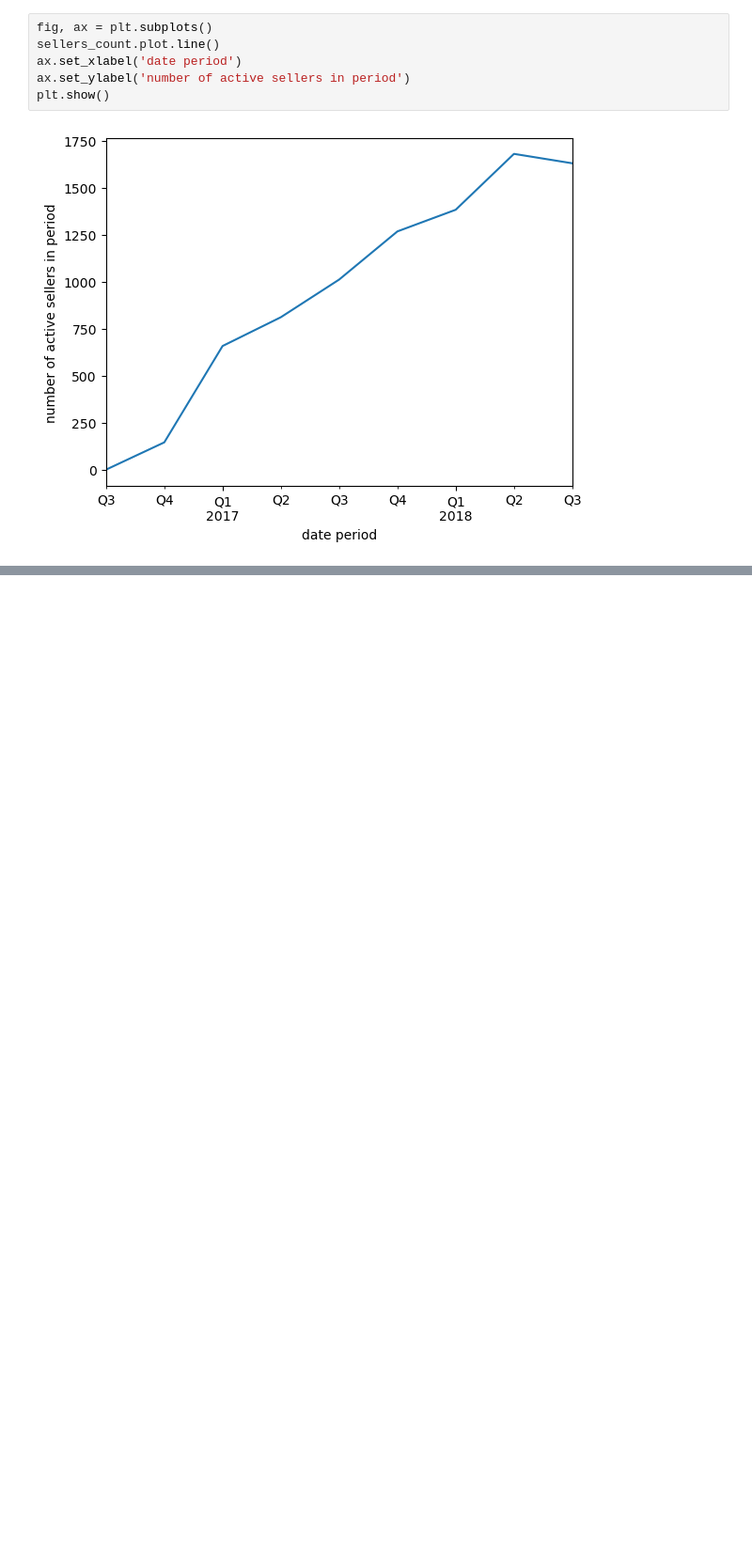
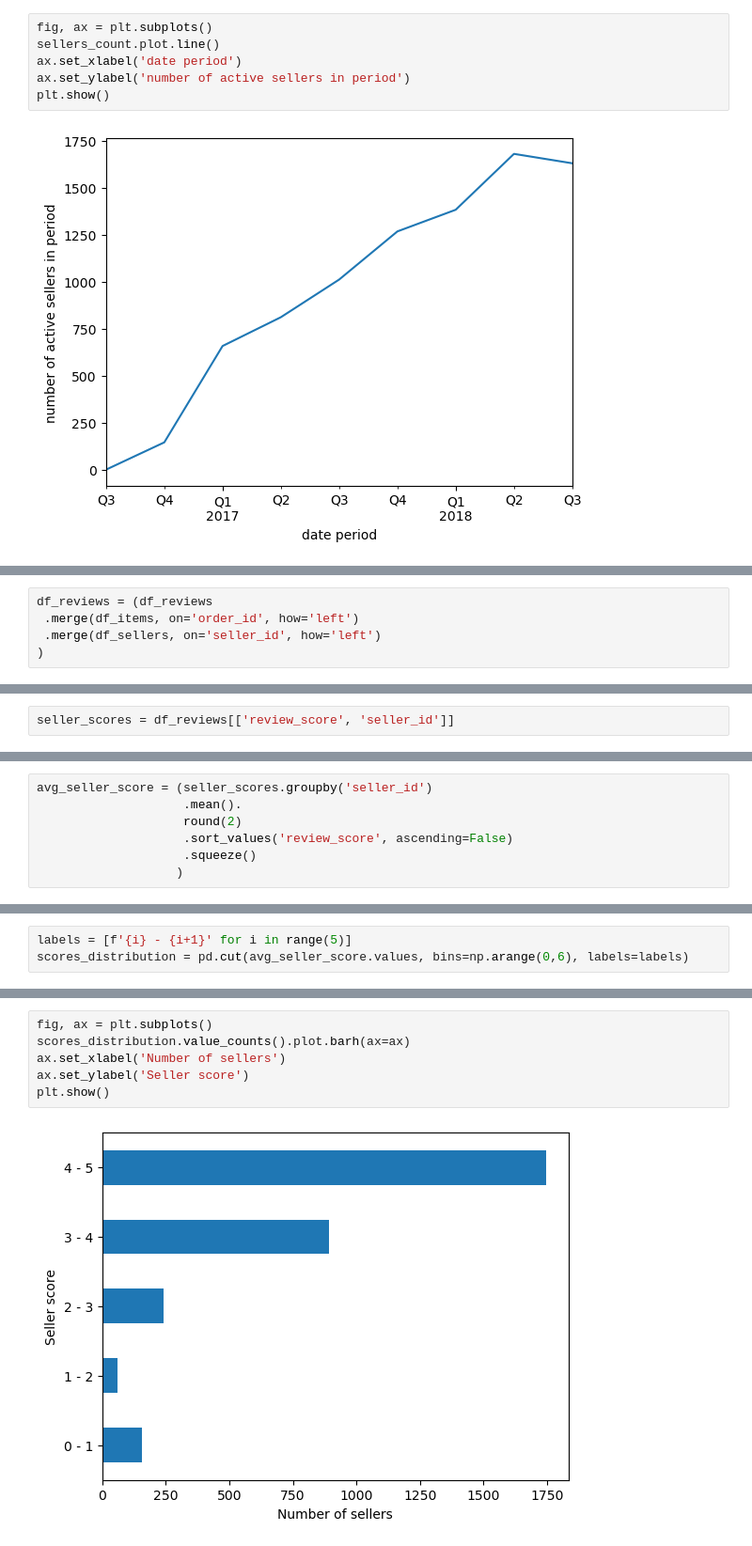
Before and after one commit to chusk2/git_, a Jupyter notebook: olist.ipynb, the cells around one changed output, grey strips where cells are left out. Shown: that part at 94% size. Saved outputs shown, nothing was run; the diff lists cells and outputs as text; blank space fills up the shorter version.

```diff
--- a/olist.ipynb
+++ b/olist.ipynb
@@ -434,0 +441,5 @@ plt.show()
+# %%
+df_reviews = (df_reviews
+ .merge(df_items, on='order_id', how='left')
+ .merge(df_sellers, on='seller_id', how='left')
+)
@@ -434,0 +468,2 @@ plt.show()
+# %%
+seller_scores = df_reviews[['review_score', 'seller_id']]
@@ -434,0 +486,7 @@ plt.show()
+# %%
+avg_seller_score = (seller_scores.groupby('seller_id')
+                    .mean().
+                    round(2)
+                    .sort_values('review_score', ascending=False)
+                    .squeeze()
+                   )
@@ -434,0 +509,3 @@ plt.show()
+# %%
+labels = [f'{i} - {i+1}' for i in range(5)]
+scores_distribution = pd.cut(avg_seller_score.values, bins=np.arange(0,6), labels=labels)
@@ -434,0 +521,8 @@ plt.show()
+# %%
+fig, ax = plt.subplots()
+scores_distribution.value_counts().plot.barh(ax=ax)
+ax.set_xlabel('Number of sellers')
+ax.set_ylabel('Seller score')
+plt.show()
+# %% [output]
+[figure, added]
```
Also changed, not shown: parts of 21 cells of this notebook.
